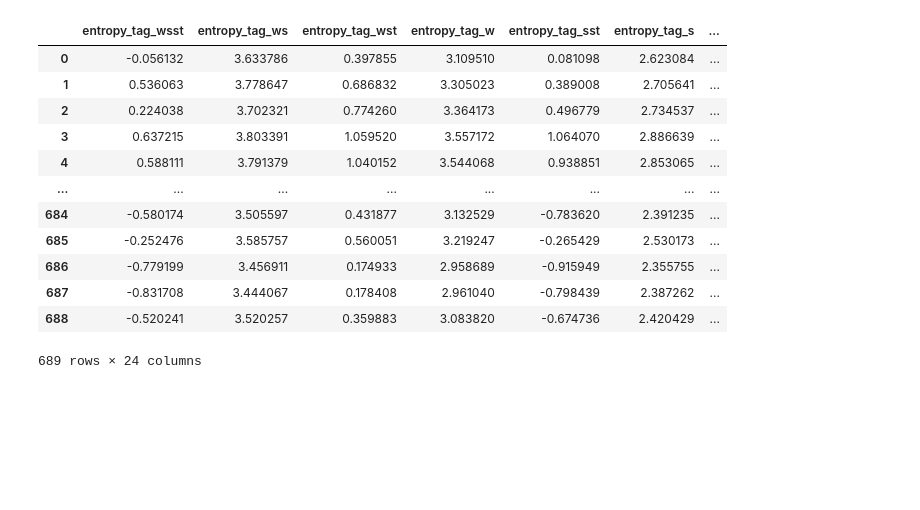
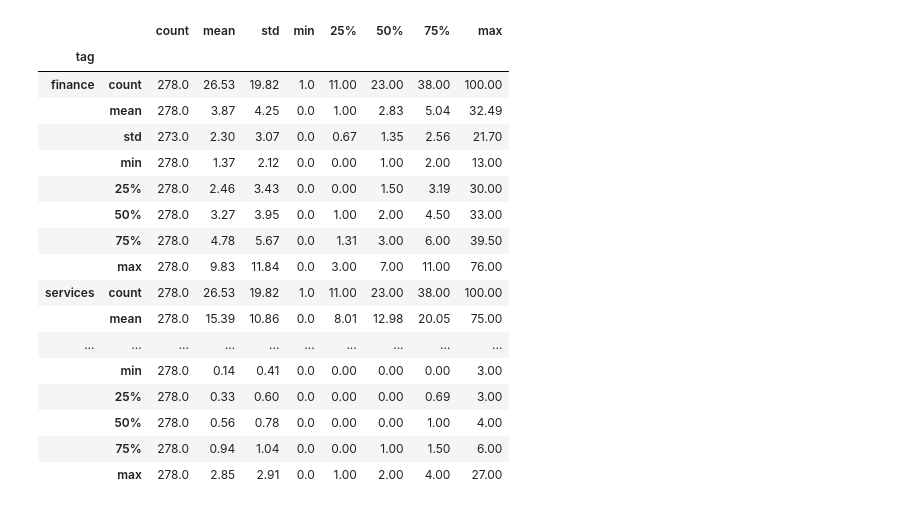
Before and after one commit to fabiangunzinger/entropy, a Jupyter notebook: notebooks/scratchpad.ipynb, the cells around one changed output. Cells and saved outputs as stored; diff of their text form; code cells hidden in the pictures; blank space fills up the shorter version.

```diff
--- a/notebooks/scratchpad.ipynb
+++ b/notebooks/scratchpad.ipynb
@@ -25,6 +28,6 @@ pd.set_option("max_colwidth", None)
 
 fs = s3fs.S3FileSystem(profile="3di")
 # %%
-df = hd.read_analysis_data("777")
+df = hd.read_txn_data("777")
 hd.inspect(df)
 # %% [output]
@@ -38,16 +103,32 @@ dfe = df.filter(like="entropy")
 # %%
-dfe
+def counts(df):
+    return (
+        df.loc[df.tag_group.eq("spend") & df.debit]
+        .groupby(["user_id", df.date.dt.to_period("m"), "tag"], observed=True)
+        .size()
+        .unstack()
+        .fillna(0)
+    )
+
+
+c = counts(df)
+c.groupby("user_id").describe().describe().round(2).T
 # %% [output]
-|  | entropy_tag_wsst | entropy_tag_ws | entropy_tag_wst | entropy_tag_w | entropy_tag_sst | entropy_tag_s | ... |
-| 0 | -0.056132 | 3.633786 | 0.397855 | 3.109510 | 0.081098 | 2.623084 | ... |
-| 1 | 0.536063 | 3.778647 | 0.686832 | 3.305023 | 0.389008 | 2.705641 | ... |
-| 2 | 0.224038 | 3.702321 | 0.774260 | 3.364173 | 0.496779 | 2.734537 | ... |
-| 3 | 0.637215 | 3.803391 | 1.059520 | 3.557172 | 1.064070 | 2.886639 | ... |
-| 4 | 0.588111 | 3.791379 | 1.040152 | 3.544068 | 0.938851 | 2.853065 | ... |
-| ... | ... | ... | ... | ... | ... | ... | ... |
-| 684 | -0.580174 | 3.505597 | 0.431877 | 3.132529 | -0.783620 | 2.391235 | ... |
-| 685 | -0.252476 | 3.585757 | 0.560051 | 3.219247 | -0.265429 | 2.530173 | ... |
-| 686 | -0.779199 | 3.456911 | 0.174933 | 2.958689 | -0.915949 | 2.355755 | ... |
-| 687 | -0.831708 | 3.444067 | 0.178408 | 2.961040 | -0.798439 | 2.387262 | ... |
-| 688 | -0.520241 | 3.520257 | 0.359883 | 3.083820 | -0.674736 | 2.420429 | ... |
+|  |  | count | mean | std | min | 25% | 50% | 75% | max |
+| tag |  |  |  |  |  |  |  |  |  |
+| finance | count | 278.0 | 26.53 | 19.82 | 1.0 | 11.00 | 23.00 | 38.00 | 100.00 |
+|  | mean | 278.0 | 3.87 | 4.25 | 0.0 | 1.00 | 2.83 | 5.04 | 32.49 |
+|  | std | 273.0 | 2.30 | 3.07 | 0.0 | 0.67 | 1.35 | 2.56 | 21.70 |
+|  | min | 278.0 | 1.37 | 2.12 | 0.0 | 0.00 | 1.00 | 2.00 | 13.00 |
+|  | 25% | 278.0 | 2.46 | 3.43 | 0.0 | 0.00 | 1.50 | 3.19 | 30.00 |
+|  | 50% | 278.0 | 3.27 | 3.95 | 0.0 | 1.00 | 2.00 | 4.50 | 33.00 |
+|  | 75% | 278.0 | 4.78 | 5.67 | 0.0 | 1.31 | 3.00 | 6.00 | 39.50 |
+|  | max | 278.0 | 9.83 | 11.84 | 0.0 | 3.00 | 7.00 | 11.00 | 76.00 |
+| services | count | 278.0 | 26.53 | 19.82 | 1.0 | 11.00 | 23.00 | 38.00 | 100.00 |
+|  | mean | 278.0 | 15.39 | 10.86 | 0.0 | 8.01 | 12.98 | 20.05 | 75.00 |
+| ... | ... | ... | ... | ... | ... | ... | ... | ... | ... |
+|  | min | 278.0 | 0.14 | 0.41 | 0.0 | 0.00 | 0.00 | 0.00 | 3.00 |
+|  | 25% | 278.0 | 0.33 | 0.60 | 0.0 | 0.00 | 0.00 | 0.69 | 3.00 |
+|  | 50% | 278.0 | 0.56 | 0.78 | 0.0 | 0.00 | 0.00 | 1.00 | 4.00 |
+|  | 75% | 278.0 | 0.94 | 1.04 | 0.0 | 0.00 | 1.00 | 1.50 | 6.00 |
+|  | max | 278.0 | 2.85 | 2.91 | 0.0 | 1.00 | 2.00 | 4.00 | 27.00 |
-689 rows × 24 columns
```
Also changed, not shown: parts of 9 cells of this notebook, 13 other files.
